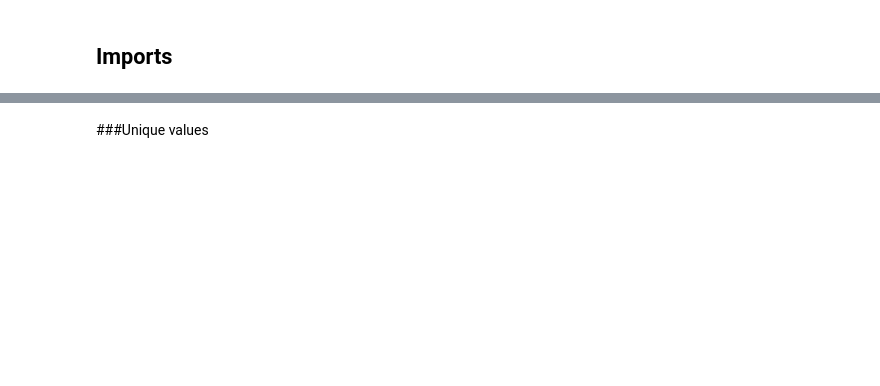
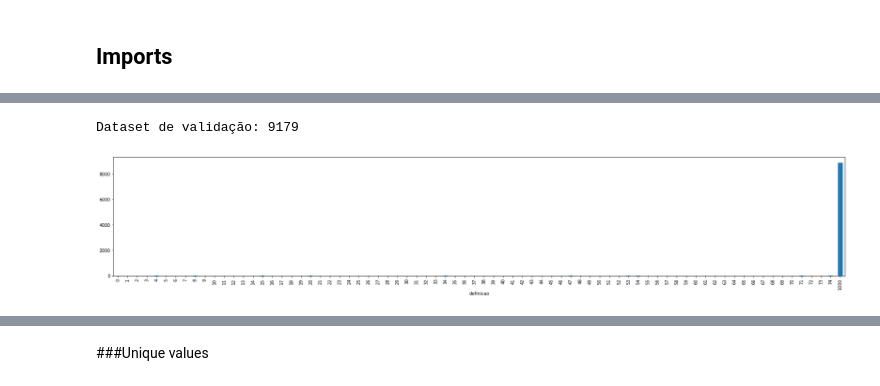
Before and after one commit to elvisdias/studies-colabs, a Jupyter notebook: Classificação Supervisionada NFEs.ipynb, the cells around one changed output, grey strips where cells are left out. Cells and saved outputs as stored; diff of their text form; code cells hidden in the pictures; blank space fills up the shorter version.

```diff
--- a/Classificação Supervisionada NFEs.ipynb
+++ b/Classificação Supervisionada NFEs.ipynb
@@ -1442,0 +413,13 @@ df_original = df.copy()
+# %%
+le = LabelEncoder()
+df['definicao_texto'] = df['definicao']
+df.definicao = le.fit_transform(df.definicao_texto)
+# %%
+#Filtra classes
+df = df.loc[~df.definicao.isin(le.transform(['abacaxi','mamão','melão','melancia','banana', 'cebola','tomate','cenoura','chuchu',\
+                                             'batata doce','jerimum','pimentão','brita/cascalho para construção','dipirona 500mg','cola branca 90g',\
+                                             'oxigênio medicinal 10m3','oxigênio medicinal 7m3','unidade de evaporadora split 12k','unidade de evaporadora split 9k',\
+                                             'gasolina aditivada','diesel s-10','diesel s-500','rodo','vassoura']).tolist())] #goiaba, laranja beterraba gasolina comum
+df.definicao = le.fit_transform(df.definicao_texto)
+grava(le, path_dev+'le.pkl')
+print(f"{len(df['definicao'].unique().tolist())} classes de produtos")
@@ -1442,0 +452,13 @@ df_original = df.copy()
+# %%
+#cria set de validaçao
+N = 0.05*len(df['xprod'].unique().tolist())
+df_st = df.groupby('definicao', group_keys=False).apply(lambda x: x.sample(int(np.rint(N*len(x)/len(df))),random_state=1)).drop_duplicates(subset='xprod').sample(frac=1).reset_index(drop=True)
+df = df[~df['xprod'].isin(df_st.xprod.values)]
+# %%
+# aplica ruido a set de validaçao
+N2 = 0.05*(len(df_test))
+df_test_st = df_test.groupby('definicao', group_keys=False).apply(lambda x: x.sample(int(np.rint(N2*len(x)/len(df_test))), random_state=1)).drop_duplicates(subset='xprod').sample(frac=1).reset_index(drop=True)
+df_val = pd.concat([df_test_st, df_st], ignore_index=True).reset_index(drop=True)
+print(f'Dataset de validação: {len(df_val)}')
+# %% [output]
+Dataset de validação: 9179
@@ -1442,0 +469,7 @@ df_original = df.copy()
+# %%
+fig = plt.figure(figsize=(30,5))
+df_val.groupby('definicao').definicao.count().plot.bar(ylim=0)
+fig.set_facecolor('xkcd:white')
+plt.show()
+# %% [output]
+[figure, added]
```
Also changed, not shown: parts of 225 cells of this notebook.
